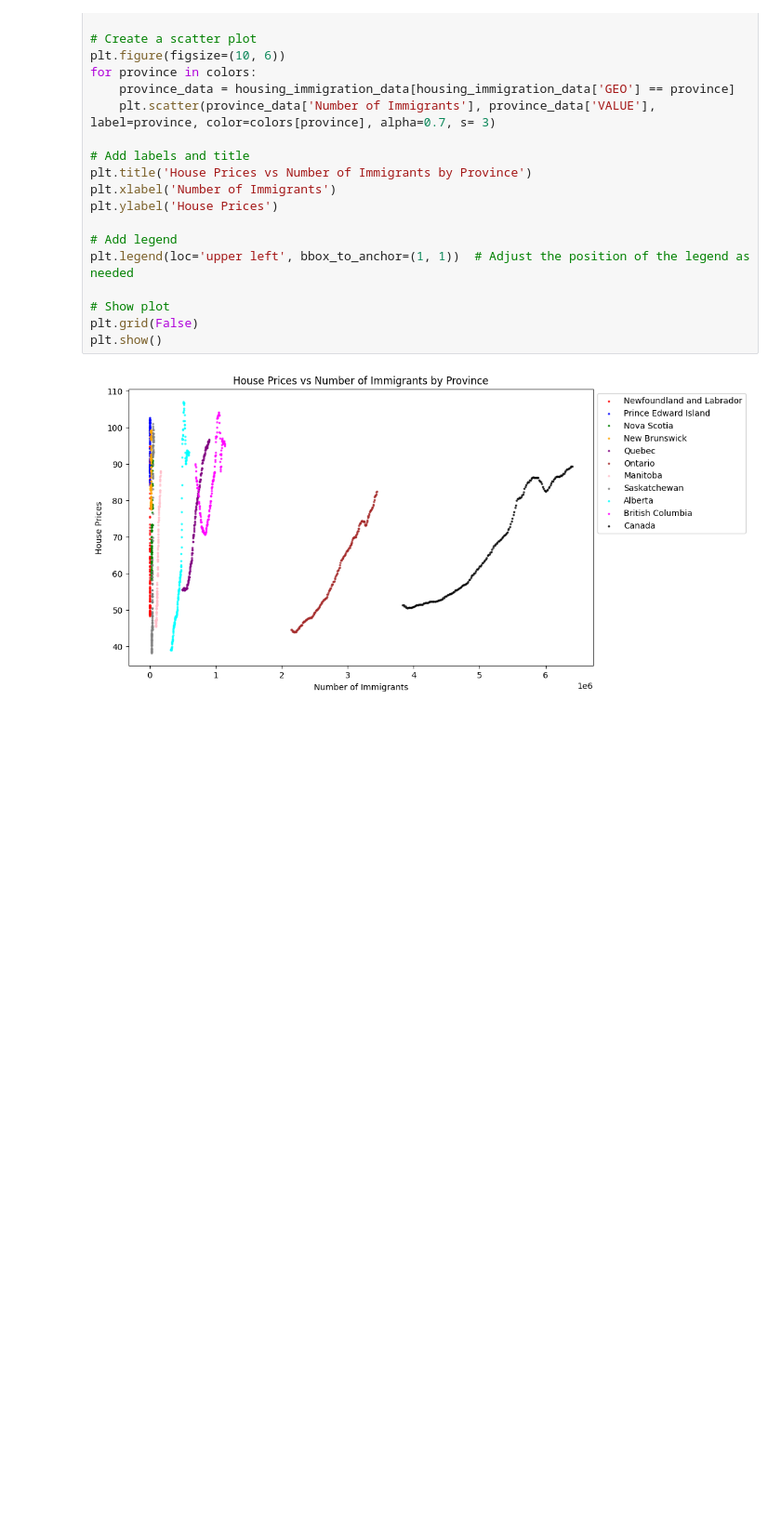
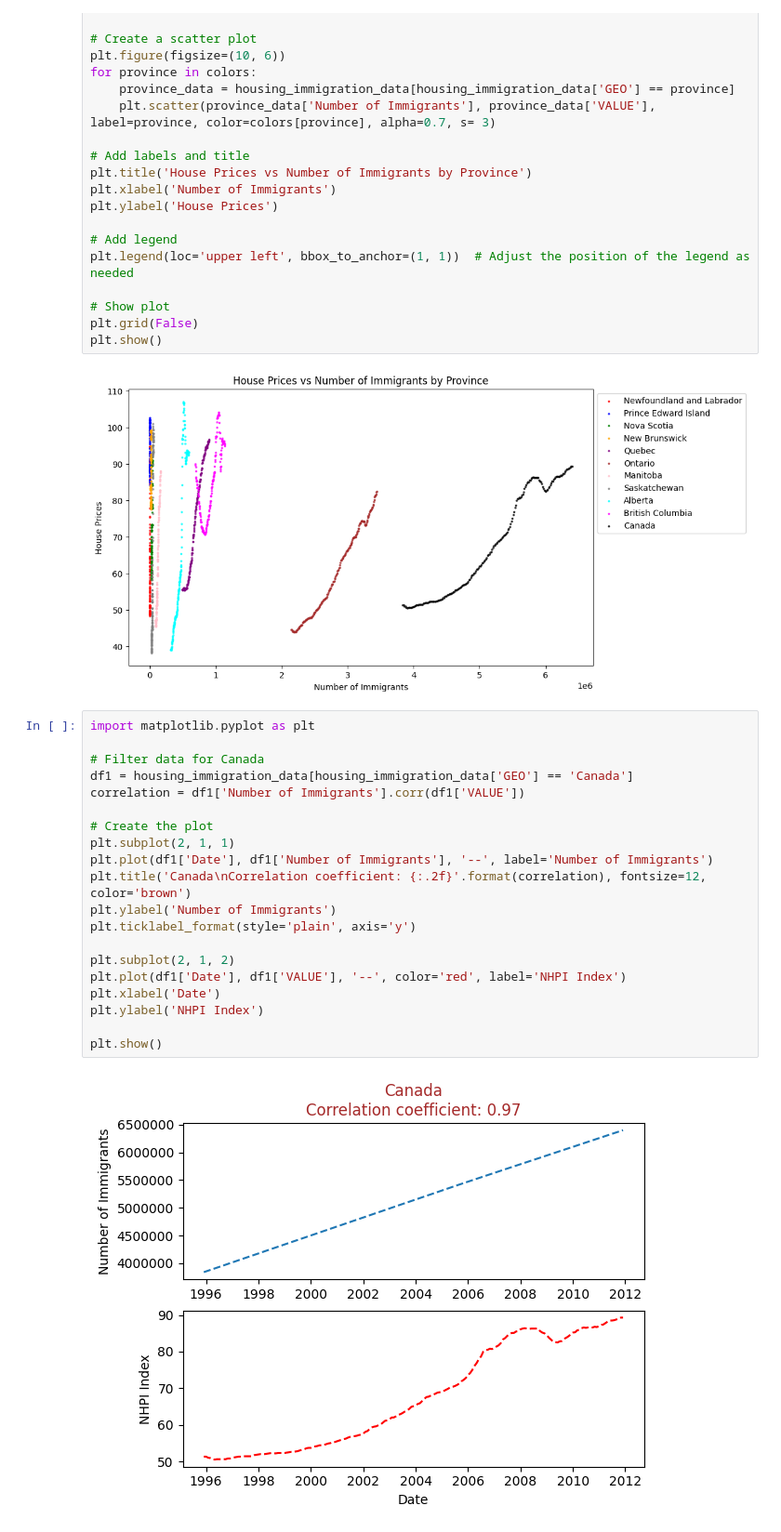
Before and after one commit to hunainmuneer/housing-crisis-in-canada, a Jupyter notebook: canada-housing-crisis/notebooks/house_price_vs_num_of_immigrants.ipynb, the cells around one changed output. Shown: that part at 93% size. Drawn from its saved outputs; the diff is of its cells as text; blank space fills up the shorter version.

Commit message:
EDA (matplotlib)

```diff
--- a/canada-housing-crisis/notebooks/house_price_vs_num_of_immigrants.ipynb
+++ b/canada-housing-crisis/notebooks/house_price_vs_num_of_immigrants.ipynb
@@ -641,3 +647,25 @@ plt.grid(False)
 plt.show()
 # %% [output]
 [figure]
+# %%
+import matplotlib.pyplot as plt
+
+# Filter data for Canada
+df1 = housing_immigration_data[housing_immigration_data['GEO'] == 'Canada']
+correlation = df1['Number of Immigrants'].corr(df1['VALUE'])
+
+# Create the plot
+plt.subplot(2, 1, 1)
+plt.plot(df1['Date'], df1['Number of Immigrants'], '--', label='Number of Immigrants')
+plt.title('Canada\nCorrelation coefficient: {:.2f}'.format(correlation), fontsize=12, color='brown')
+plt.ylabel('Number of Immigrants')
+plt.ticklabel_format(style='plain', axis='y')
+
+plt.subplot(2, 1, 2)
+plt.plot(df1['Date'], df1['VALUE'], '--', color='red', label='NHPI Index')
+plt.xlabel('Date')
+plt.ylabel('NHPI Index')
+
+plt.show()
+# %% [output]
+[figure, added]
```
Also changed, not shown: parts of 2 cells of this notebook, 3 other files.
